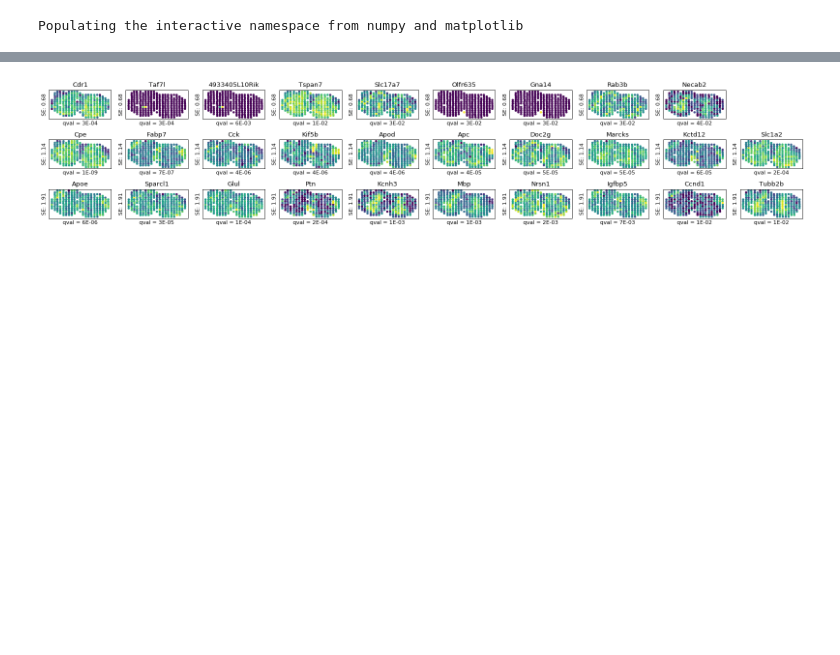
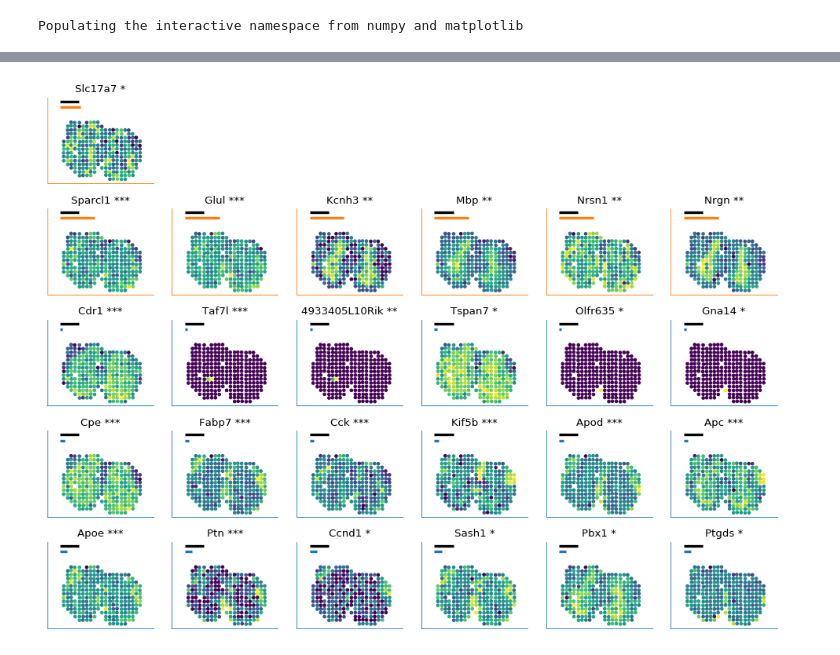
Before and after one commit to Teichlab/SpatialDE, a Jupyter notebook: Analysis/MouseOB/Mouse Olfactory Bulb Analysis.ipynb, the cells around one changed output, grey strips where cells are left out. Drawn from its saved outputs; the diff is of its cells as text; code cells hidden in the pictures; blank space fills up the shorter version.

Commit message:
Finished MOB figures

```diff
--- a/Analysis/MouseOB/Mouse Olfactory Bulb Analysis.ipynb
+++ b/Analysis/MouseOB/Mouse Olfactory Bulb Analysis.ipynb
@@ -79,12 +76,0 @@ plt.ylabel('P-value');
-# %%
-figsize(6, 4)
-plt.yscale('log')
-plt.xscale('log')
-
-for i, g in results.groupby('model'):
-    plt.scatter(1. / g.max_delta, g.pval)
-
-
-plt.gca().invert_yaxis();
-plt.xlabel('1/Delta')
-plt.ylabel('P-value');
@@ -107,8 +83,8 @@ Name: model, dtype: int64
 # %%
-N = 10
-top_per_ls = results.query('qval < 0.05') \
+N = 6
+top_per_ls = ms_results.query('qval < 0.05') \
     .sort_values('qval', ascending=True) \
-    .groupby('l') \
+    .groupby(['model', 'l']) \
     .head(N) \
     .sort_values(['l', 'qval'], ascending=[True, True])
 
@@ -138,22 +114,45 @@ top_per_ls.shape
+# %%
+model_colors = {'SE': 'C0', 'PER': 'C1', 'linear': 'C2'}
 # %%
-plt.figure(figsize=(20, 4), dpi=80)
+plt.figure(figsize=(12, 9), dpi=80)
 
-N = 10
-N_rows = top_per_ls['l'].unique().shape[0]
-for j, T in enumerate(top_per_ls.groupby('l')):
+N = 6
+N_rows = top_per_ls.replace(np.nan, 0).groupby(['model', 'l']).size().shape[0]
+for j, T in enumerate(top_per_ls.groupby(['model', 'l'])):
     _, group = T
     for i, idx in enumerate(group.index):
         r = top_per_ls.loc[idx]
-        plt.subplot(N_rows, N, j * N + i + 1)
+        ax = plt.subplot(N_rows, N, j * N + i + 1)
+
         plt.scatter(sample_info.x, -sample_info.y, c=dfm[r['g']], s=10, rasterized=True);
-        plt.title(r['g'])
+
+        s = ' *'
+        if r['qval'] < 0.01:
+            s = ' **'
+
+        if r['qval'] < 0.001:
+            s = ' ***'
+
+        plt.title(r['g'].replace("'", '') + s)
+
         plt.xticks([])
         plt.yticks([])
-        plt.xlabel('qval = {:.0E}'.format(r['qval']))
-        if True:
-            plt.ylabel('{}: {:.2f}'.format(r['model'], r['l']))
+        plt.hlines(-3.5, 7, 12, lw=3)
+        if r['l'] + 7 < 28:
+            plt.hlines(-5, 7, 7 + r['l'], lw=3, color=model_colors[r['model']], zorder=0)
+
+        else:
+            plt.hlines(-5, 7, 25.5, lw=3, color=model_colors[r['model']], zorder=0)
+            plt.plot([25, 26], [-6, -4], lw=1, color=model_colors[r['model']])
+            plt.plot([26, 27], [-6, -4], lw=1, color=model_colors[r['model']])
+            plt.hlines(-5, 26.5, 31, lw=3, color=model_colors[r['model']])
+
+        for spine in ax.spines.values():
+            spine.set_edgecolor(model_colors[r['model']])
+
+        plt.axis('equal')
 
 plt.tight_layout()
 plt.savefig('top_MOB_genes_per_ls.pdf')
 # %% [output]
-[figure, old version]
+[figure, new version]
```
Also changed, not shown: parts of 31 cells of this notebook.
